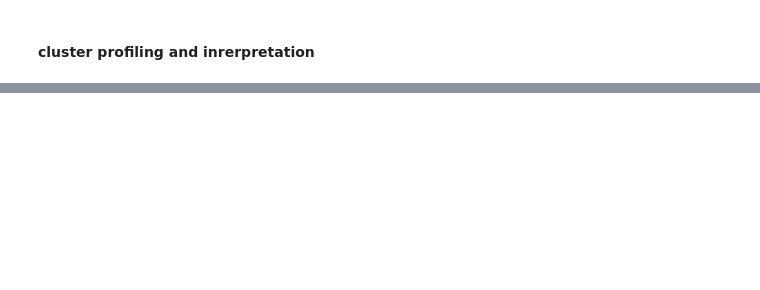
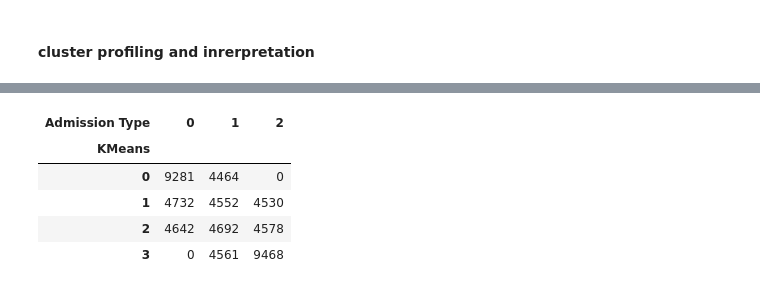
Before and after one commit to sainibunty2309-del/Healthcare-Prediction, a Jupyter notebook: healthcare.ipynb, the cells around one changed output, grey strips where cells are left out. Saved outputs shown, nothing was run; the diff lists cells and outputs as text; code cells hidden in the pictures; blank space fills up the shorter version.

```diff
--- a/healthcare.ipynb
+++ b/healthcare.ipynb
@@ -699,0 +768,14 @@ comparison
+# %%
+# admission type distribution
+
+
+admission = pd.crosstab(df["KMeans"], df["Admission Type"])
+
+admission
+# %% [output]
+| Admission Type | 0 | 1 | 2 |
+| KMeans |  |  |  |
+| 0 | 9281 | 4464 | 0 |
+| 1 | 4732 | 4552 | 4530 |
+| 2 | 4642 | 4692 | 4578 |
+| 3 | 0 | 4561 | 9468 |
```
Also changed, not shown: parts of 9 cells of this notebook.
